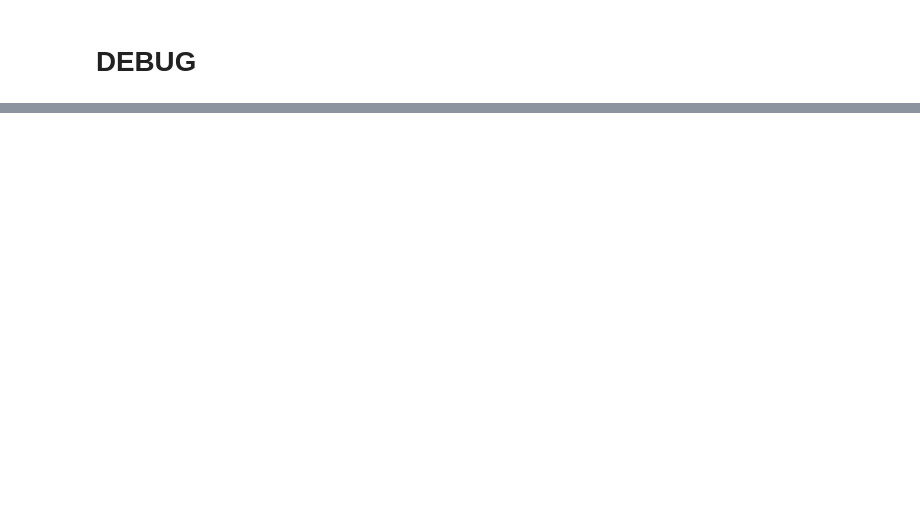
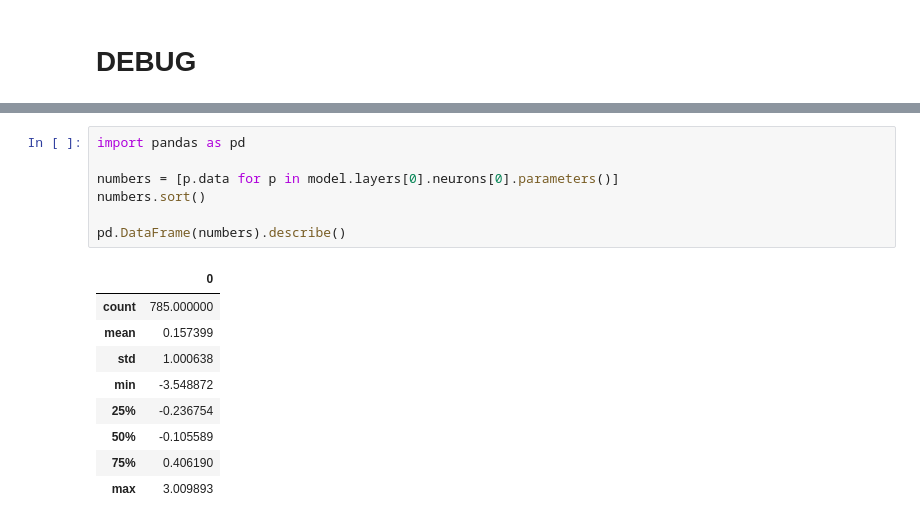
Before and after one commit to AndreyE/micrograd, a Jupyter notebook: mnist.ipynb, the cells around one changed output, grey strips where cells are left out. Drawn from its saved outputs; the diff is of its cells as text; blank space fills up the shorter version.

```diff
--- a/mnist.ipynb
+++ b/mnist.ipynb
@@ -265,0 +284,17 @@ step 0: loss 0.0, accuracy 100.0%
+# %%
+import pandas as pd
+
+numbers = [p.data for p in model.layers[0].neurons[0].parameters()]
+numbers.sort()
+
+pd.DataFrame(numbers).describe()
+# %% [output]
+|  | 0 |
+| count | 785.000000 |
+| mean | 0.157399 |
+| std | 1.000638 |
+| min | -3.548872 |
+| 25% | -0.236754 |
+| 50% | -0.105589 |
+| 75% | 0.406190 |
+| max | 3.009893 |
```
Also changed, not shown: parts of 7 cells of this notebook, 2 other files.
